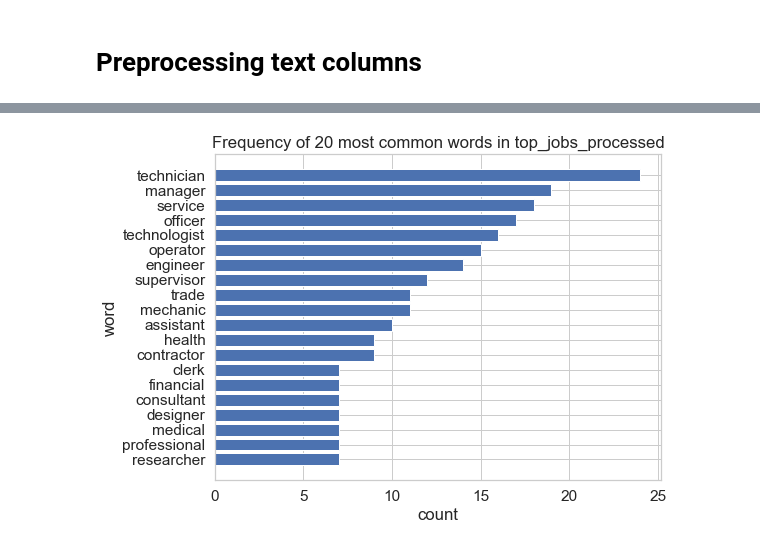
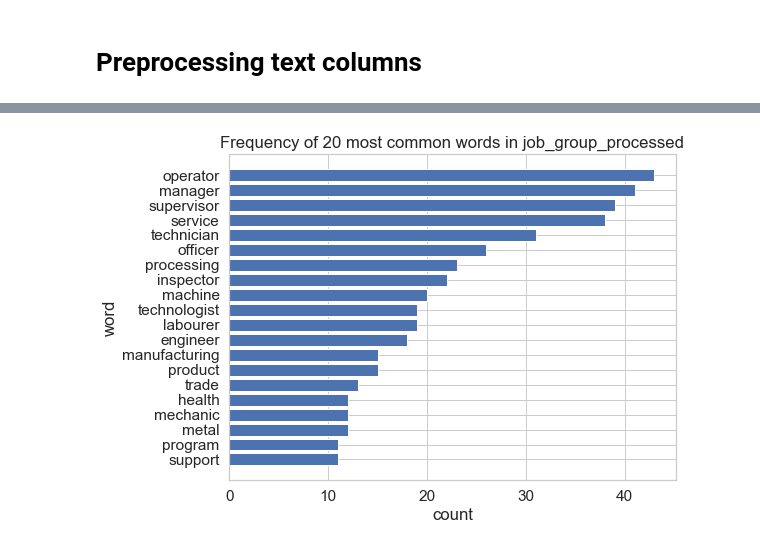
Before and after one commit to anfleury/career-builder, a Jupyter notebook: notebooks/05-NMF-topic-modeling.ipynb, the cells around one changed output, grey strips where cells are left out. Saved outputs shown, nothing was run; the diff lists cells and outputs as text; code cells hidden in the pictures.

Commit message:
Update notebooks to link job entries by NOC code vs link

```diff
--- a/notebooks/05-NMF-topic-modeling.ipynb
+++ b/notebooks/05-NMF-topic-modeling.ipynb
@@ -38,9 +43,10 @@ def back_to_list(df,columns):
 # %%
 # Load education and occupation details
 
-jobs_df = pd.read_csv('/Users/amanda/Documents/Projects/insight/data/processed/jobbank-fields.csv')
-details_df = pd.read_csv('/Users/amanda/Documents/Projects/insight/data/processed/job-description.csv')
-job_name_df = pd.read_csv('/Users/amanda/Documents/Projects/insight/data/processed/education-to-job.csv')
+jobs_df = pd.read_csv(os.path.join(data_path,'processed','jobbank-fields.csv'))
+noc_overview_df = pd.read_csv(os.path.join(data_path,'processed','noc-overview.csv'))
+details_df = pd.read_csv(os.path.join(data_path,'processed','job-description.csv'))
+job_name_df = pd.read_csv(os.path.join(data_path,'processed','education-to-job.csv'))
 # %%
 job_name_df
 # %% [output]
@@ -63,6 +69,16 @@ edu_categories = [s.split('found under ')[1] for s in jobs_df['description']]
 edu_categories = [s.strip('.') for s in edu_categories]
 jobs_df['education_groups'] = edu_categories
 
-jobs_df = back_to_list(jobs_df, ['top_jobs','top_job_links','job_percent'])
+jobs_df = convert_to_list(jobs_df, ['top_jobs','top_job_links','job_percent'])
 
 education_df = jobs_df[['degree','education_groups','top_jobs','job_percent']].drop_duplicates(subset =['education_groups','degree'])
+
+job_name_df['noc'] = job_name_df['noc'].astype(str)
+job_name_df['noc'] = [x.replace('.0','') for x in job_name_df['noc']]
+
+details_df['noc'] = details_df['noc'].astype(str)
+details_df['noc'] = [x.replace('.0','') for x in details_df['noc']]
+
+noc_overview_df['noc'] = noc_overview_df['noc_code'].astype(str)
+noc_overview_df['noc'] = [x.replace('.0','') for x in noc_overview_df['noc']]
+noc_overview_df['job_group'] = [x.strip() for x in noc_overview_df['job_group']]
@@ -71,11 +87,12 @@ education_df = jobs_df[['degree','education_groups','top_jobs','job_percent']].d
 # %%
-merged_df = pd.merge(left=job_name_df[['top_jobs','link']],
-                     right=details_df[['link','description','duties']],
+merged_df = pd.merge(left=noc_overview_df[['job_group','noc']],
+                     right=details_df[['noc','description','duties']],
                      how='left',
-                     left_on='link',
-                     right_on='link')
+                     left_on='noc',
+                     right_on='noc')
 
-train_df = merged_df.drop_duplicates(subset =['top_jobs','link'])
+train_df = merged_df.drop_duplicates(subset =['job_group','noc'])
+train_df = train_df.dropna()
 
 train_df
 # %% [output]
@@ -105,7 +138,7 @@ def preprocess(text):
     return ' '.join(token_result)
 # %%
 # preprocess job title and description
-for col in ['top_jobs','description','duties']:
+for col in ['job_group','description','duties']:
     train_df[col] = train_df[col].astype(str)
     train_df[col+'_processed'] = train_df[col].apply(preprocess)
 
@@ -146,9 +164,9 @@ def plot_common_words(df, column, n):
 # %%
 # plot most common words in job titles
 sns.set(style='whitegrid', font_scale=1.4)
-plot_common_words(train_df, 'top_jobs_processed', 20)
+plot_common_words(train_df, 'job_group_processed', 20)
 # %% [output]
-[figure, old version]
+[figure, new version]
 # %%
 plot_common_words(train_df, 'description_processed', 30)
 # %% [output]
```
Also changed, not shown: parts of 32 cells of this notebook, 3 other files.
